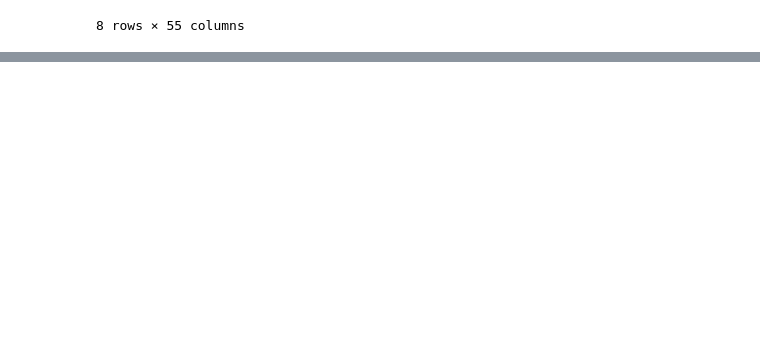
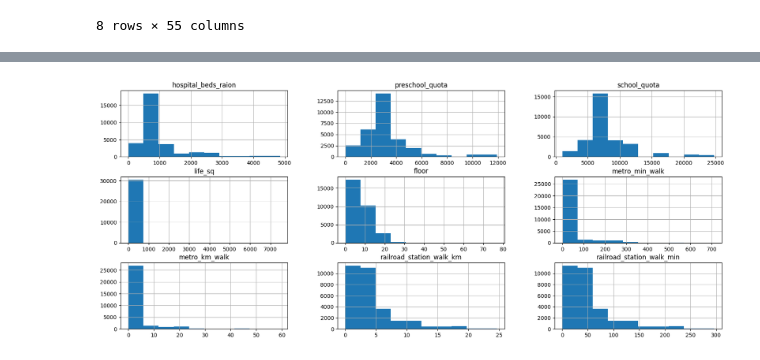
Before and after one commit to DaryaIly/my_data_science, a Jupyter notebook: PY_14_Очистка данных/unit.ipynb, the cells around one changed output, grey strips where cells are left out. Saved outputs shown, nothing was run; the diff lists cells and outputs as text; code cells hidden in the pictures; blank space fills up the shorter version.

```diff
--- a/PY_14_Очистка данных/unit.ipynb
+++ b/PY_14_Очистка данных/unit.ipynb
@@ -55,0 +267,19 @@ sber_data.describe()
+# %%
+#создаем копию исходной таблицы
+fill_data = sber_data.copy()
+#создаем словарь имя столбца: число(признак) на который надо заменить пропуски
+values = {
+    'life_sq': fill_data['full_sq'],
+    'metro_min_walk': fill_data['metro_min_walk'].median(),
+    'metro_km_walk': fill_data['metro_km_walk'].median(),
+    'railroad_station_walk_km': fill_data['railroad_station_walk_km'].median(),
+    'railroad_station_walk_min': fill_data['railroad_station_walk_min'].median(),
+    'hospital_beds_raion': fill_data['hospital_beds_raion'].mode()[0],
+    'preschool_quota': fill_data['preschool_quota'].mode()[0],
+    'school_quota': fill_data['school_quota'].mode()[0],
+    'floor': fill_data['floor'].mode()[0]
+}
+#заполняем пропуски в соответствии с заявленным словарем
+fill_data = fill_data.fillna(values)
+#выводим результирующую долю пропусков
+fill_data.isnull().mean()
@@ -55,0 +299,5 @@ sber_data.describe()
+# %%
+cols = cols_with_null.index
+fill_data[cols].hist(figsize=(20, 8));
+# %% [output]
+[figure, added]
```
Also changed, not shown: parts of 124 cells of this notebook, 4 other files.
